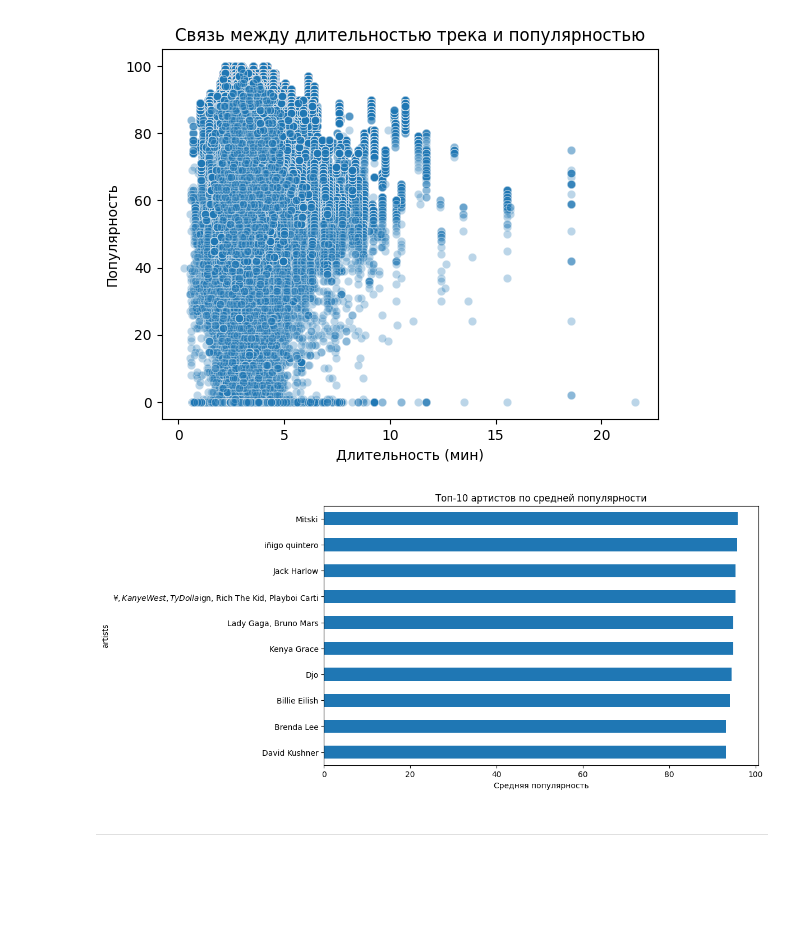
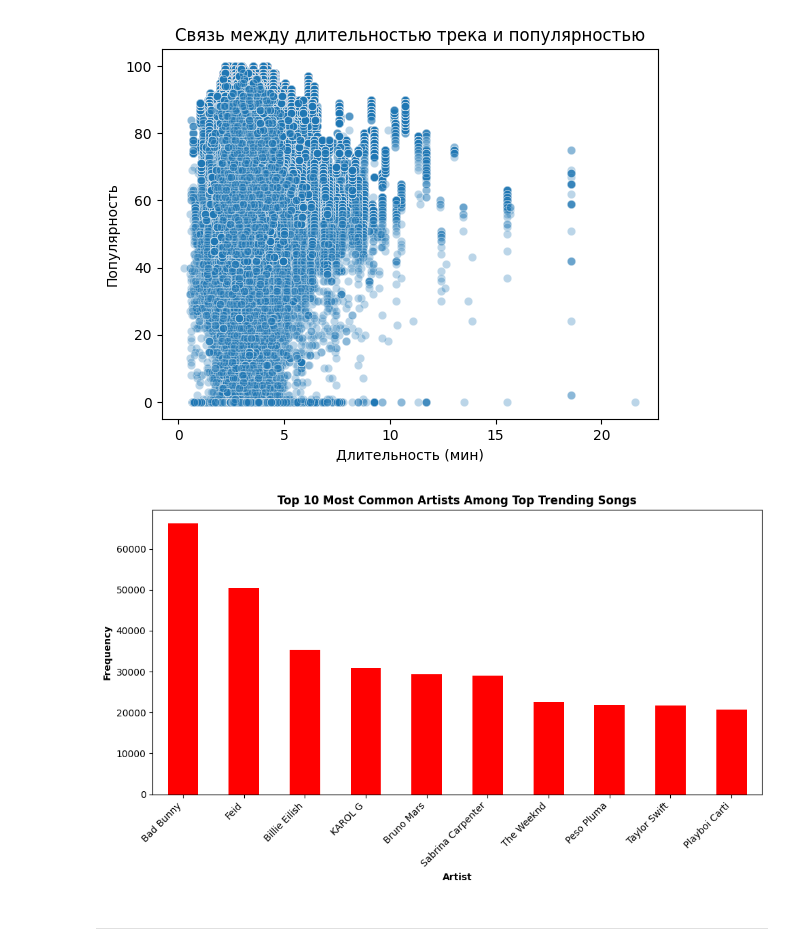
Before and after one commit to qcesha/Data, a Jupyter notebook: spotify.ipynb, the cells around one changed output. Saved outputs shown, nothing was run; the diff lists cells and outputs as text; code cells hidden in the pictures; blank space fills up the shorter version.

```diff
--- a/spotify.ipynb
+++ b/spotify.ipynb
@@ -132,15 +132,26 @@ plt.ylabel("Популярность")
 plt.show()
 # %% [output]
 [figure]
-# %%
-top_artists = df.groupby("artists")["popularity"].mean().sort_values(ascending=False).head(10)
-
-top_artists.plot(kind="barh", title="Топ-10 артистов по средней популярности", figsize=(10,6))
-plt.xlabel("Средняя популярность")
-plt.gca().invert_yaxis()
-plt.show()
-# %% [output]
-[figure, removed]
+# %%
+artists_list = df['artists'].str.split(', ').explode()
+
+# Count the occurence of each artist
+artists_count = artists_list.value_counts()
+
+# Top 10 most common artists
+top_artists = artists_count.head(10)
+
+# Plotting the chart
+plt.figure(figsize=(10, 6))
+top_artists.plot(kind='bar', color='red')
+plt.title('Top 10 Most Common Artists Among Top Trending Songs',fontweight='bold')
+plt.xlabel('Artist', fontweight='bold')
+plt.ylabel('Frequency',fontweight='bold')
+plt.xticks(rotation=45, ha='right')
+plt.tight_layout()
+plt.show()
+# %% [output]
+[figure, added]
 # %% [markdown]
 
 
```
Also changed, not shown: parts of 13 cells of this notebook.
